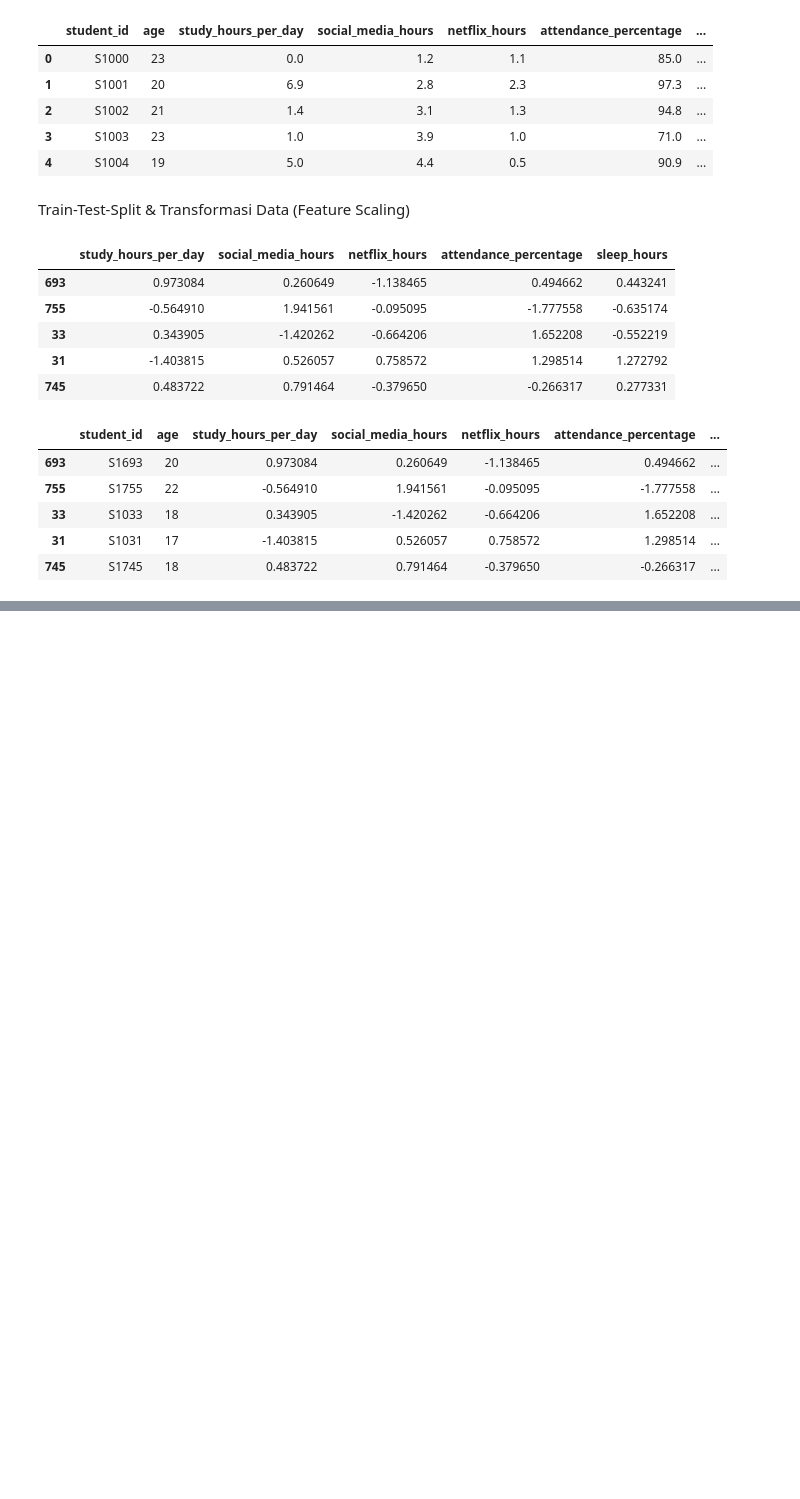
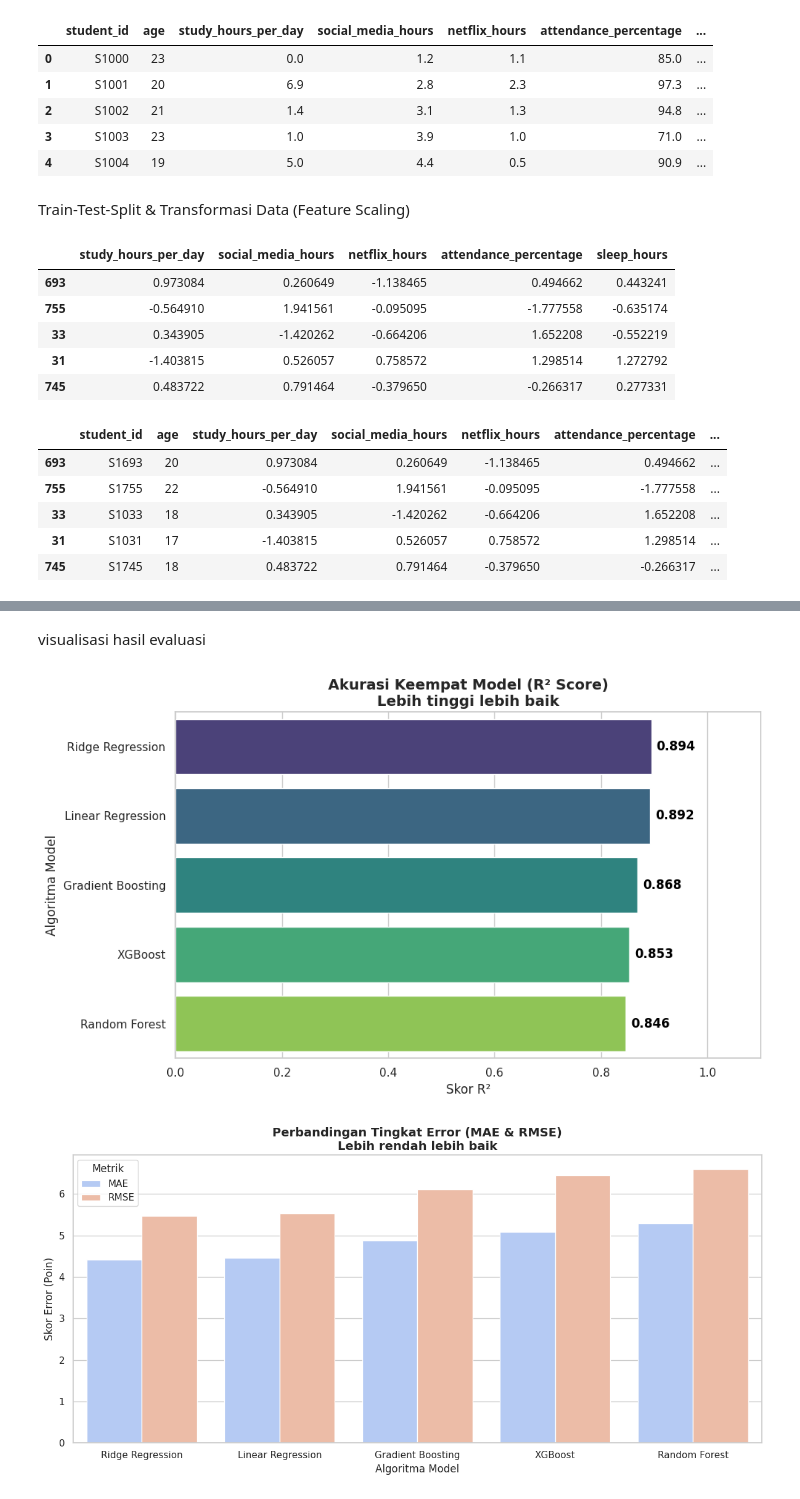
Before and after one commit to senarais/kelompok6-gdg, a Jupyter notebook: P6_Prediksi_Performa_Mahasiswa_Berdasarkan_Kebiasaannya_.ipynb, the cells around one changed output, grey strips where cells are left out. Saved outputs shown, nothing was run; the diff lists cells and outputs as text; code cells hidden in the pictures; blank space fills up the shorter version.

```diff
--- a/P6_Prediksi_Performa_Mahasiswa_Berdasarkan_Kebiasaannya_.ipynb
+++ b/P6_Prediksi_Performa_Mahasiswa_Berdasarkan_Kebiasaannya_.ipynb
@@ -562,0 +587,17 @@ X_train.head()
+# %%
+# Inisialisasi Model
+models_to_train = {
+    "Linear Regression": LinearRegression(),
+    "Ridge Regression": Ridge(alpha=1.0),
+    "Random Forest": RandomForestRegressor(n_estimators=100, random_state=42),
+    "Gradient Boosting": GradientBoostingRegressor(n_estimators=100, random_state=42),
+    "XGBoost": XGBRegressor(n_estimators=100, random_state=42, objective='reg:squarederror')
+}
+
+trained_models = {}
+
+for name, model in models_to_train.items():
+    model.fit(X_train_enc, y_train)
+
+    # Simpan model yang sudah pintar ke dalam dictionary
+    trained_models[name] = model
@@ -562,0 +646,37 @@ X_train.head()
+# %% [markdown]
+visualisasi hasil evaluasi
+# %%
+sns.set_theme(style="whitegrid")
+
+# GRAFIK KOMPARASI R² SCORE (AKURASI)
+plt.figure(figsize=(10, 6))
+
+df_sorted = df_results.sort_values(by="R2 Score", ascending=False)
+
+ax = sns.barplot(x='R2 Score', y='Model', hue='Model', data=df_sorted, palette='viridis', legend=False)
+plt.title('Akurasi Keempat Model (R² Score)\nLebih tinggi lebih baik', fontsize=14, fontweight='bold')
+plt.xlabel('Skor R²', fontsize=12)
+plt.ylabel('Algoritma Model', fontsize=12)
+plt.xlim(0, 1.1)
+
+for i, v in enumerate(df_sorted['R2 Score']):
+    ax.text(v + 0.01, i, f'{v:.3f}', va='center', fontweight='bold', color='black')
+
+plt.tight_layout()
+plt.show()
+
+# 2. GRAFIK KOMPARASI ERROR (MAE & RMSE)
+# Meleburkan data agar MAE dan RMSE bisa berdampingan dalam satu grafik
+df_melted = df_results.melt(id_vars="Model", value_vars=["MAE", "RMSE"], var_name="Metric", value_name="Error Score")
+
+plt.figure(figsize=(12, 6))
+sns.barplot(x='Model', y='Error Score', hue='Metric', data=df_melted, palette='coolwarm')
+plt.title('Perbandingan Tingkat Error (MAE & RMSE)\nLebih rendah lebih baik', fontsize=14, fontweight='bold')
+plt.xlabel('Algoritma Model', fontsize=12)
+plt.ylabel('Skor Error (Poin)', fontsize=12)
+plt.legend(title='Metrik')
+plt.tight_layout()
+plt.show()
+# %% [output]
+[figure, added]
+[figure, added]
```
Also changed, not shown: parts of 19 cells of this notebook.
